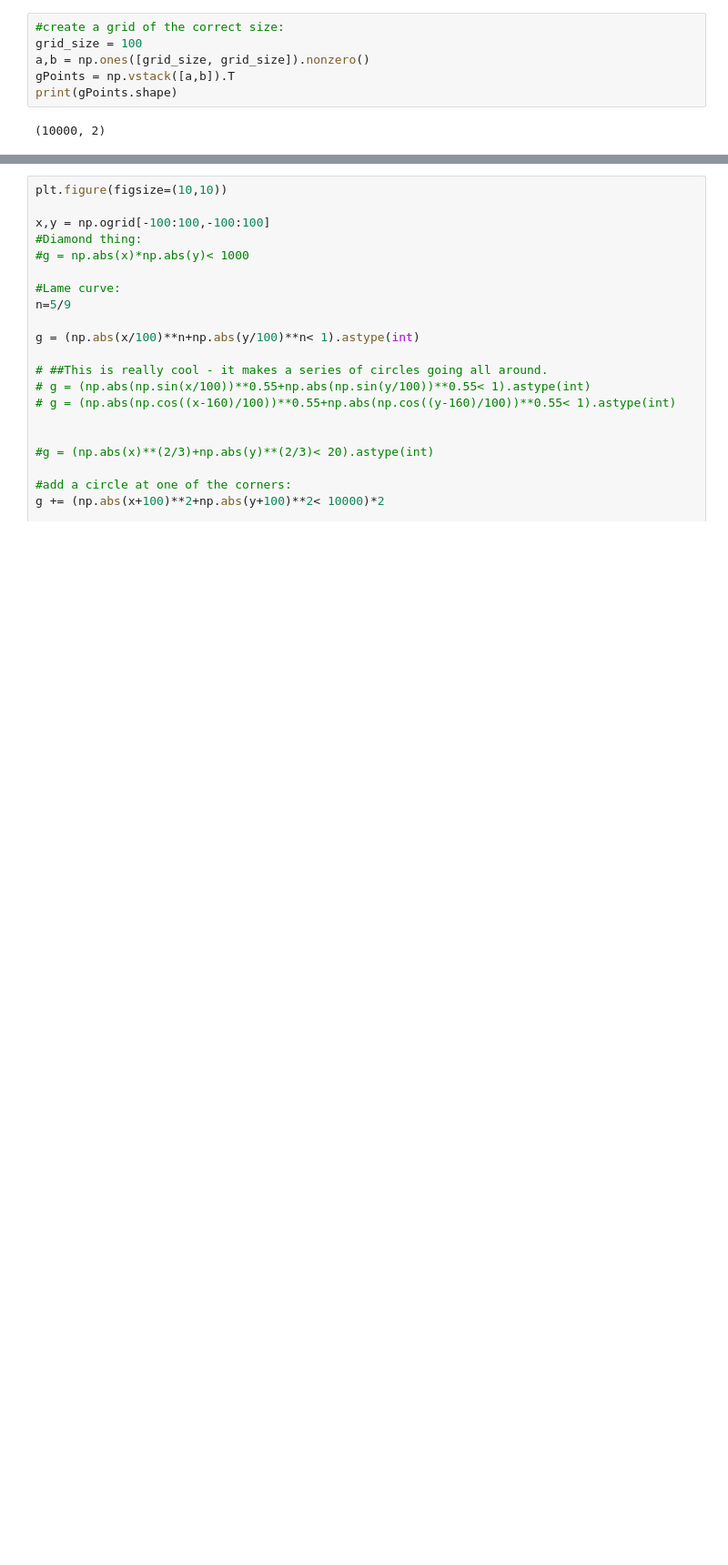
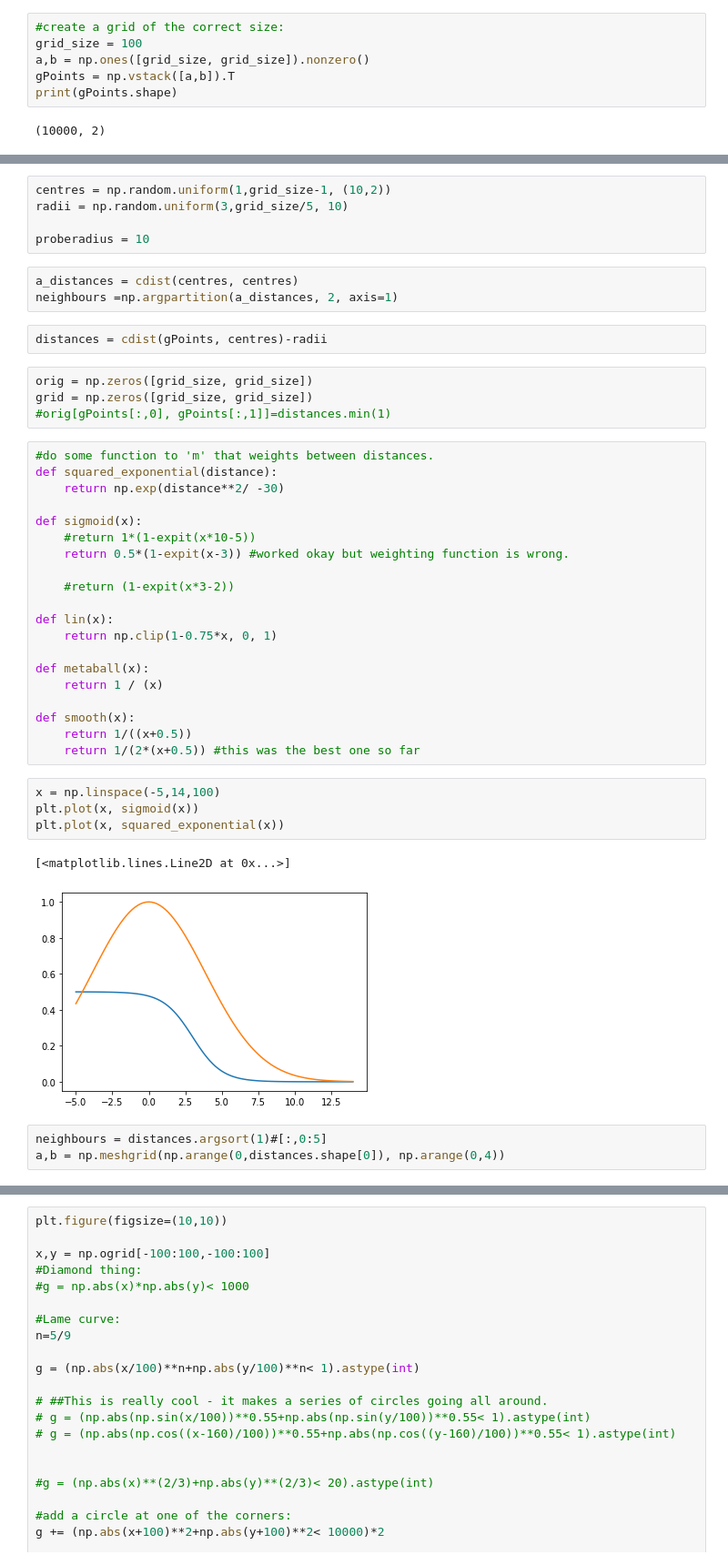
Before and after one commit to ljmartin/sas_mol_surface, a Jupyter notebook: lame curve.ipynb, the cells around one changed output, grey strips where cells are left out. Shown at 91% size. Cells and saved outputs as stored; diff of their text form; blank space fills up the shorter version.

```diff
--- a/lame curve.ipynb
+++ b/lame curve.ipynb
@@ -26,0 +23,44 @@ np.cos(np.pi*2)
+# %%
+centres = np.random.uniform(1,grid_size-1, (10,2))
+radii = np.random.uniform(3,grid_size/5, 10)
+
+proberadius = 10
+# %%
+a_distances = cdist(centres, centres)
+neighbours =np.argpartition(a_distances, 2, axis=1)
+# %%
+distances = cdist(gPoints, centres)-radii
+# %%
+orig = np.zeros([grid_size, grid_size])
+grid = np.zeros([grid_size, grid_size])
+#orig[gPoints[:,0], gPoints[:,1]]=distances.min(1)
+# %%
+#do some function to 'm' that weights between distances.
+def squared_exponential(distance):
+    return np.exp(distance**2/ -30)
+
+def sigmoid(x):
+    #return 1*(1-expit(x*10-5))
+    return 0.5*(1-expit(x-3)) #worked okay but weighting function is wrong.
+
+    #return (1-expit(x*3-2))
+
+def lin(x):
+    return np.clip(1-0.75*x, 0, 1)
+
+def metaball(x):
+    return 1 / (x)
+
+def smooth(x):
+    return 1/((x+0.5))
+    return 1/(2*(x+0.5)) #this was the best one so far
+# %%
+x = np.linspace(-5,14,100)
+plt.plot(x, sigmoid(x))
+plt.plot(x, squared_exponential(x))
+# %% [output]
+[<matplotlib.lines.Line2D at 0x...>]
+[figure, added]
+# %%
+neighbours = distances.argsort(1)#[:,0:5]
+a,b = np.meshgrid(np.arange(0,distances.shape[0]), np.arange(0,4))
```
Also changed, not shown: parts of 48 cells of this notebook, 3 other files.
